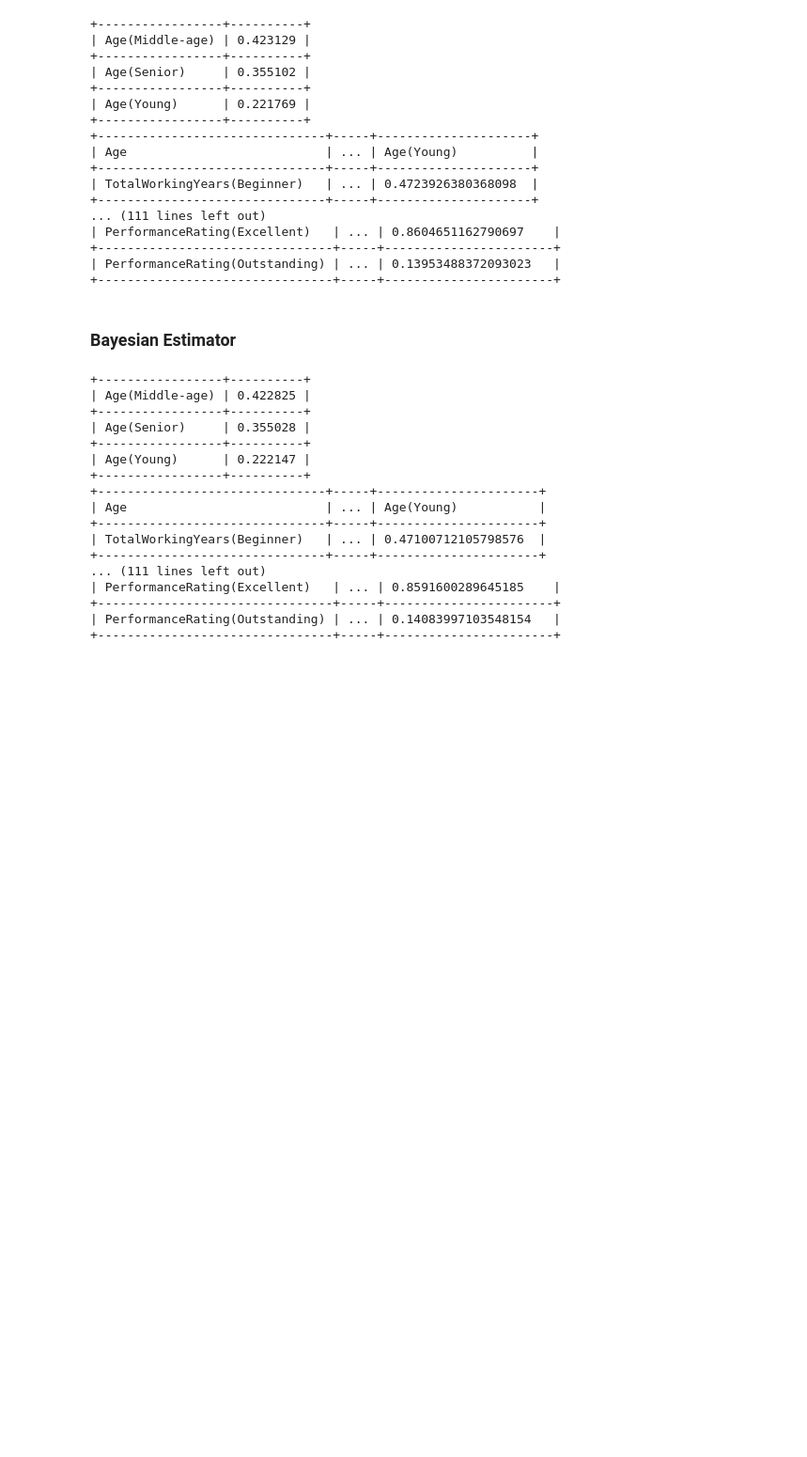
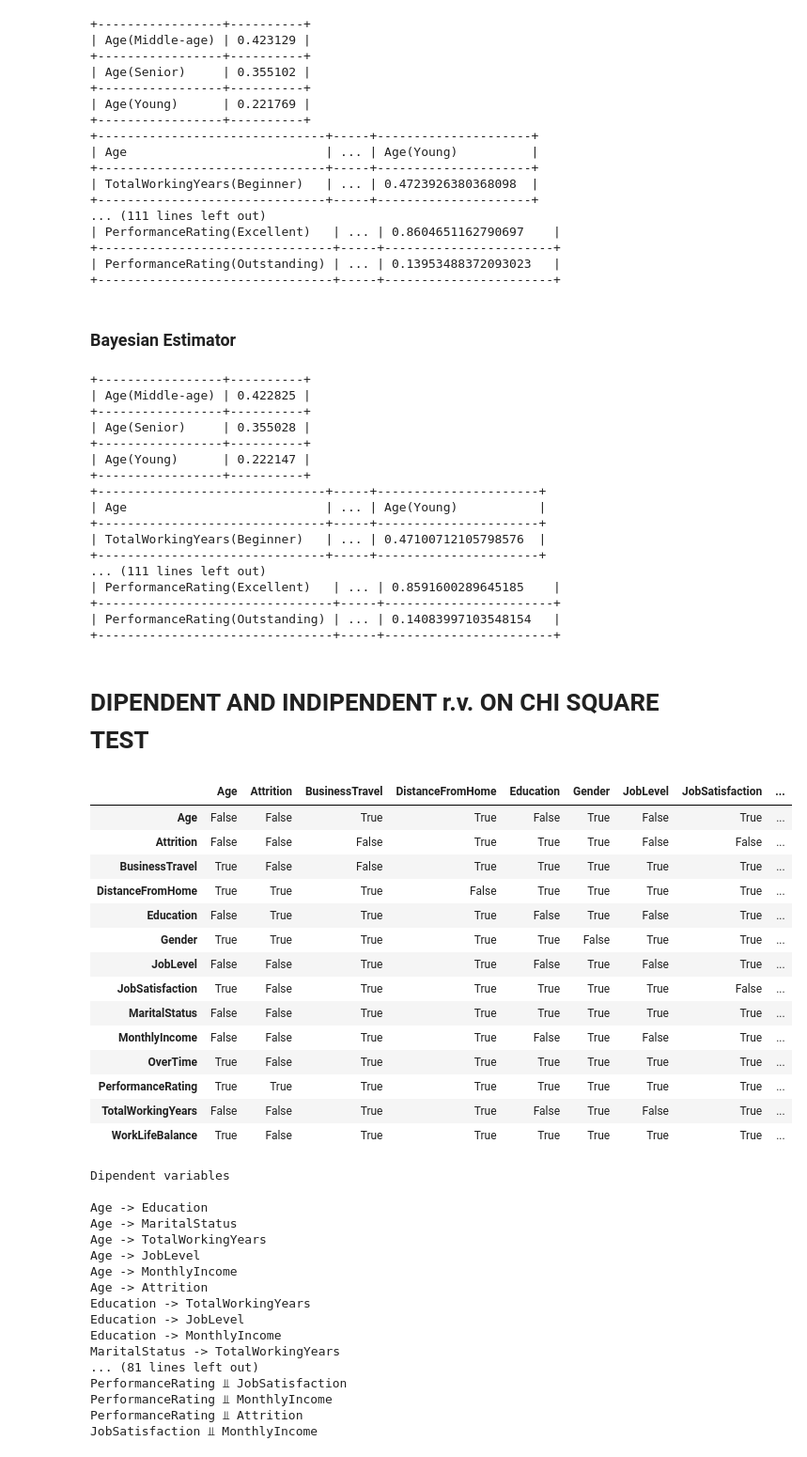
Before and after one commit to jacopodabramo/FAIKR3, a Jupyter notebook: BayesianNet.ipynb, the cells around one changed output. Shown: that part at 94% size. Drawn from its saved outputs; the diff is of its cells as text; code cells hidden in the pictures; blank space fills up the shorter version.

Commit message:
Dipendent and inipendent variables

```diff
--- a/BayesianNet.ipynb
+++ b/BayesianNet.ipynb
@@ -249,3 +256,57 @@ for cpd in cpds:
 +--------------------------------+-----+-----------------------+
 | PerformanceRating(Outstanding) | ... | 0.14083997103548154   |
 +--------------------------------+-----+-----------------------+
+# %% [markdown]
+# DIPENDENT AND INDIPENDENT r.v. ON CHI SQUARE TEST
+# %%
+col_names = df.columns
+
+display(pd.DataFrame(p_values, columns=col_names, index=col_names)>0.01)
+corr = pd.DataFrame(p_values, columns=col_names, index=col_names)
+#True = Indipendent
+dip = []
+indip = []
+for i in range(len(orderd_list)):
+    c = orderd_list[i]
+    for j in range(i+1, len(orderd_list)):
+        r = orderd_list[j]
+        if corr[c][r]<0.01:
+            dip.append(c + ' -> ' + r)
+        else:
+            indip.append(c + ' ⫫ ' + r)
+
+print('Dipendent variables \n',*dip,sep='\n')
+print('\n\nIndipendent variables \n',*indip,sep='\n')
+# %% [output]
+|  | Age | Attrition | BusinessTravel | DistanceFromHome | Education | Gender | JobLevel | JobSatisfaction | ... |
+| Age | False | False | True | True | False | True | False | True | ... |
+| Attrition | False | False | False | True | True | True | False | False | ... |
+| BusinessTravel | True | False | False | True | True | True | True | True | ... |
+| DistanceFromHome | True | True | True | False | True | True | True | True | ... |
+| Education | False | True | True | True | False | True | False | True | ... |
+| Gender | True | True | True | True | True | False | True | True | ... |
+| JobLevel | False | False | True | True | False | True | False | True | ... |
+| JobSatisfaction | True | False | True | True | True | True | True | False | ... |
+| MaritalStatus | False | False | True | True | True | True | True | True | ... |
+| MonthlyIncome | False | False | True | True | False | True | False | True | ... |
+| OverTime | True | False | True | True | True | True | True | True | ... |
+| PerformanceRating | True | True | True | True | True | True | True | True | ... |
+| TotalWorkingYears | False | False | True | True | False | True | False | True | ... |
+| WorkLifeBalance | True | False | True | True | True | True | True | True | ... |
+Dipendent variables
+
+Age -> Education
+Age -> MaritalStatus
+Age -> TotalWorkingYears
+Age -> JobLevel
+Age -> MonthlyIncome
+Age -> Attrition
+Education -> TotalWorkingYears
+Education -> JobLevel
+Education -> MonthlyIncome
+MaritalStatus -> TotalWorkingYears
+... (81 lines left out)
+PerformanceRating ⫫ JobSatisfaction
+PerformanceRating ⫫ MonthlyIncome
+PerformanceRating ⫫ Attrition
+JobSatisfaction ⫫ MonthlyIncome
```
Also changed, not shown: parts of 17 cells of this notebook.
